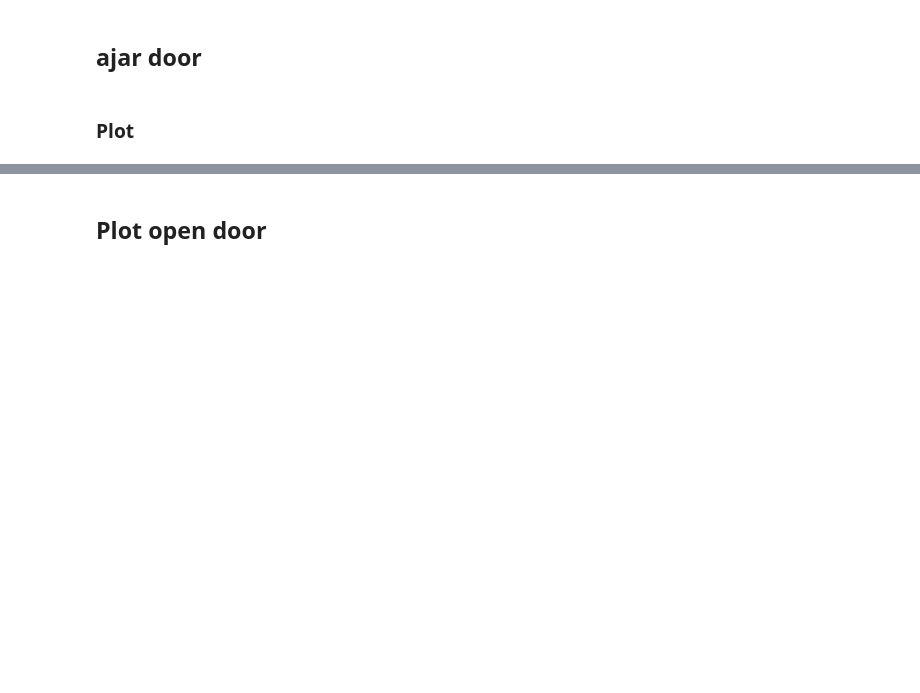
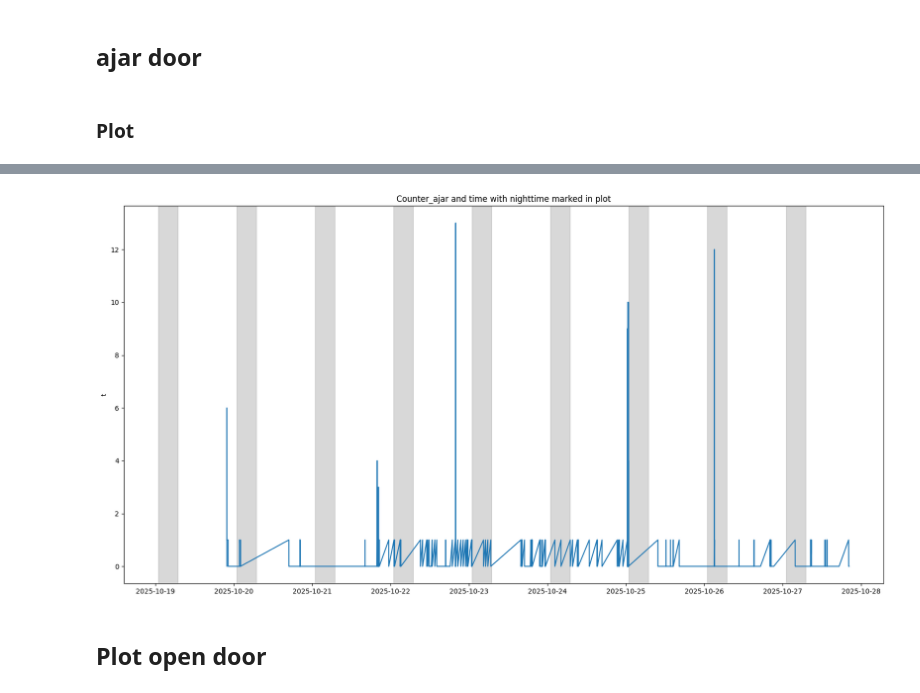
Before and after one commit to DamianAtlass/fridge-sensor, a Jupyter notebook: plotting.ipynb, the cells around one changed output, grey strips where cells are left out. Cells and saved outputs as stored; diff of their text form; code cells hidden in the pictures; blank space fills up the shorter version.

```diff
--- a/plotting.ipynb
+++ b/plotting.ipynb
@@ -123,2 +94,23 @@ plt.show()
+# %%
+def plot_todo_find_name(df : pd.DataFrame):
+    df = df[["t" ,"Door_ajar", "Alarm level", "Counter_ajar", "Dist"]]
+    #df = df.loc[(df['t'] >= '2025-10-23') & (df['t'] < '2025-10-26')]
+    # todo filter for ajar
+    plt.figure(figsize=(20,10))
+    plt.plot(df["t"], df["Counter_ajar"])
+
+    for day in df['t'].dt.date.unique():
+        start = pd.Timestamp(f"{day} 01:00")
+        end = pd.Timestamp(f"{day} 07:00")
+        plt.axvspan(start, end, color='gray', alpha=0.3)
+
+    plt.ylabel("Counter_ajar")
+    plt.ylabel("t")
+    plt.title("Counter_ajar and time with nighttime marked in plot")
+    #plt.axhline(tmp.mean(), linestyle="--", color="r", label=f"mean ({round(tmp.mean(), 2)})")
+    plt.show()
+plot_todo_find_name(df.copy())
+# %% [output]
+[figure, added]
 # %% [markdown]
 ## Plot open door
```
Also changed, not shown: parts of 11 cells of this notebook.
